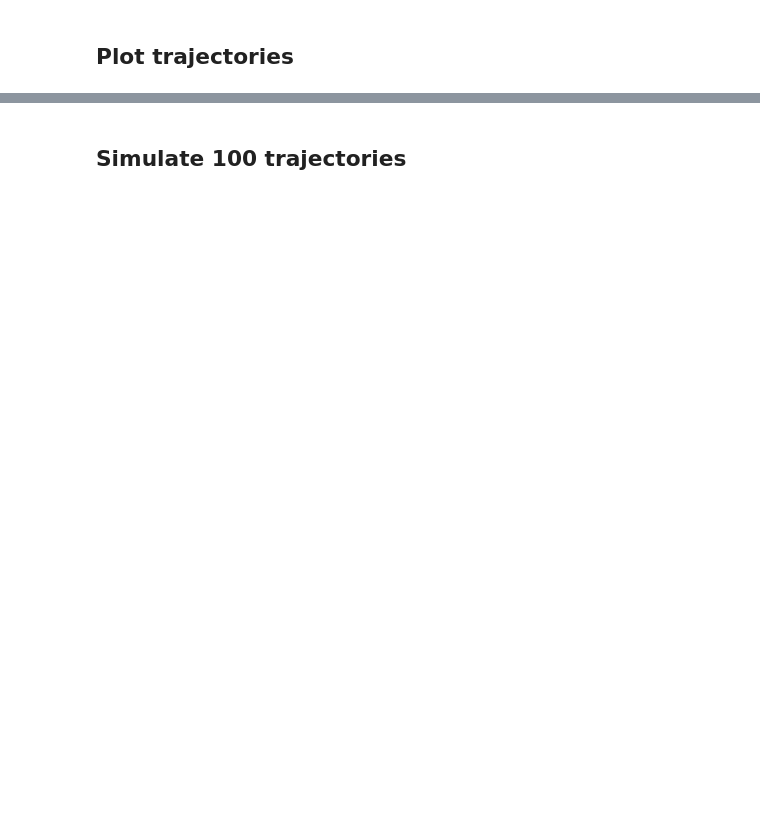
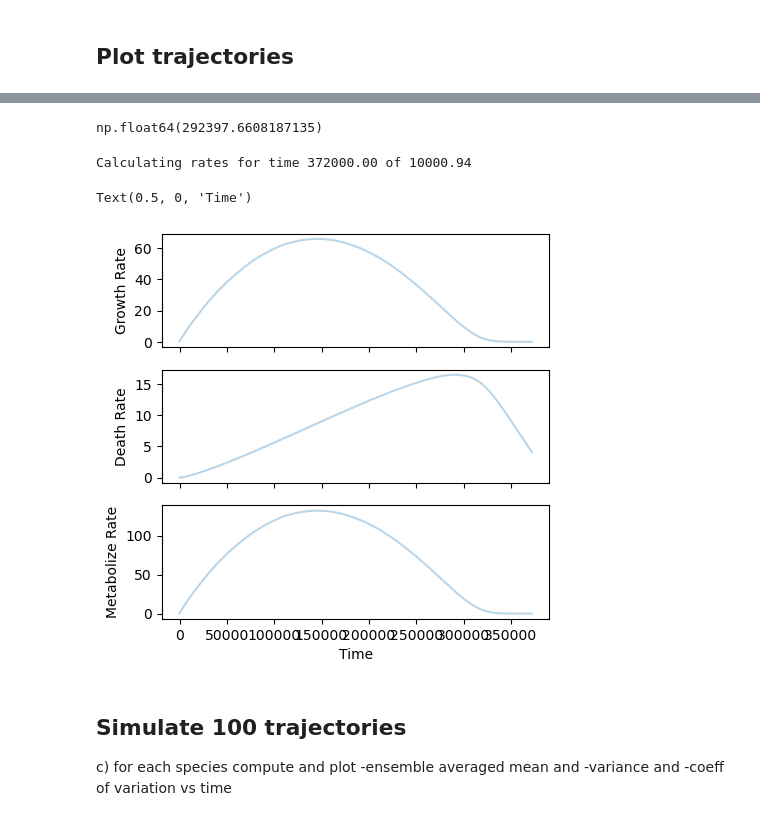
Before and after one commit to resch-peter/Diffuse-and-Stochastic-Processes, a Jupyter notebook: Metabolism_Gillespie-Simulation/metabolism_gillespie-simulation.ipynb, the cells around one changed output, grey strips where cells are left out. Drawn from its saved outputs; the diff is of its cells as text; code cells hidden in the pictures; blank space fills up the shorter version.

```diff
--- a/Metabolism_Gillespie-Simulation/metabolism_gillespie-simulation.ipynb
+++ b/Metabolism_Gillespie-Simulation/metabolism_gillespie-simulation.ipynb
@@ -200,2 +297,41 @@ fig.savefig('count_vs_time.png', dpi=300)
+# %%
+i=0
+simulation_counts_S[i][0]
+# %% [output]
+np.float64(292397.6608187135)
+# %%
+i=0
+rates_array=[]
+times_array=[]
+rates_to_calc=100
+step_size = len(simulation_times[i]) // rates_to_calc
+
+for t in range(0, len(simulation_times[i]), step_size):
+    print(f"Calculating rates for time {t:.2f} of {simulation_times[i][-1]:.2f}", end="\r")
+    times_array.append(t)
+    rates_array.append(rates_all_events(lam,gamma,mu,simulation_counts_S[i][t],H_plus_ions(simulation_counts_H[i][t]),simulation_counts_N[i][t]))
+# %% [output]
+Calculating rates for time 372000.00 of 10000.94
+# %%
+rates_array=np.array(rates_array)
+# %%
+#plot rates of 1 trajectory
+fig,ax=plt.subplots(3, 1, figsize=(5, 5),sharex=True)
+
+ax[0].plot(times_array, rates_array[:,0], alpha=0.3)
+ax[0].set_ylabel('Growth Rate')
+ax[1].plot(times_array, rates_array[:,1], alpha=0.3)
+ax[1].set_ylabel('Death Rate')
+ax[2].plot(times_array, rates_array[:,2], alpha=0.3)
+ax[2].set_ylabel('Metabolize Rate')
+ax[2].set_xlabel('Time')
+# %% [output]
+Text(0.5, 0, 'Time')
+[figure, added]
 # %% [markdown]
 ## Simulate 100 trajectories
+
+c) for each species compute and plot
+-ensemble averaged mean and
+-variance and
+-coeff of variation vs time
```
Also changed, not shown: parts of 15 cells of this notebook, 3 other files.
